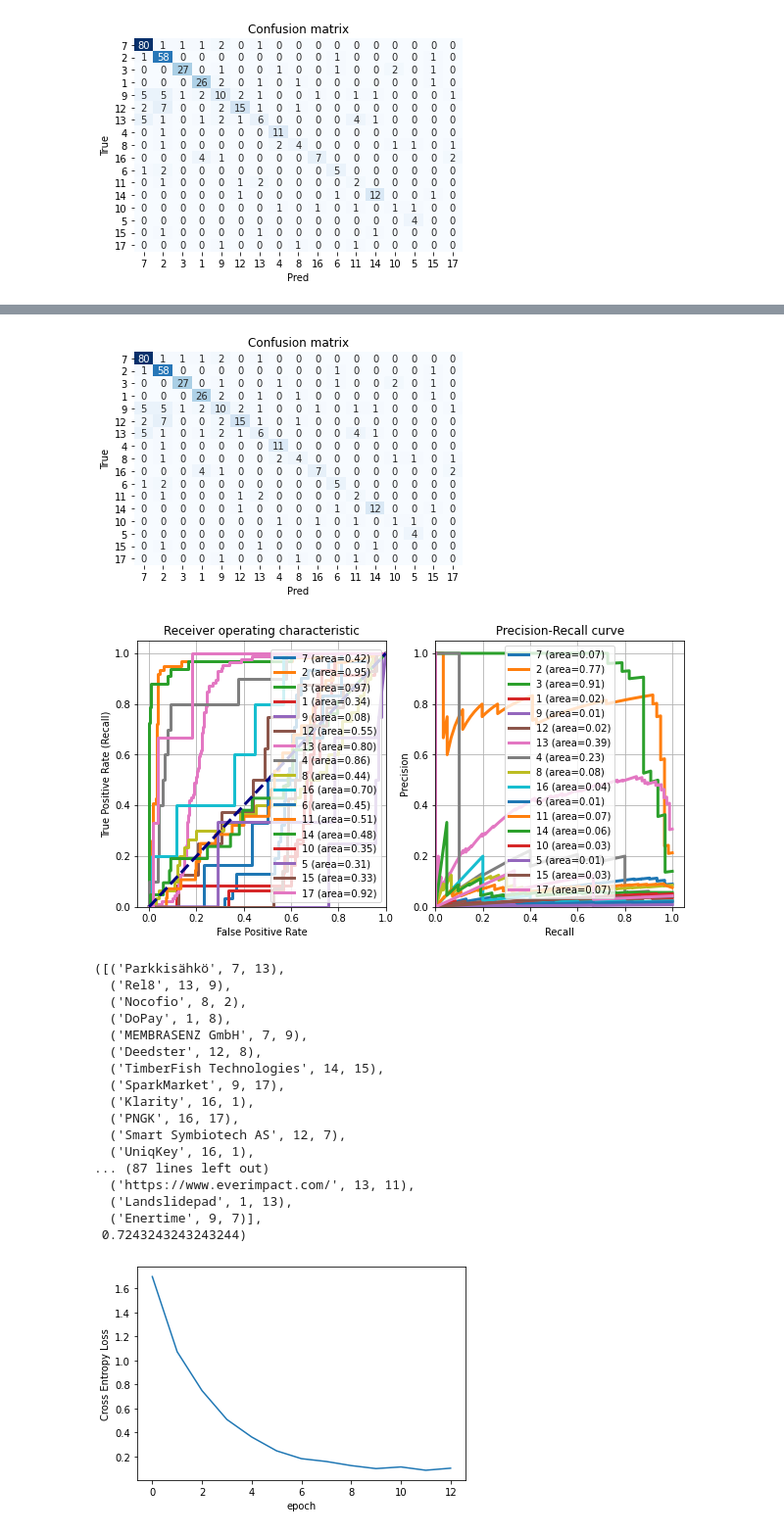
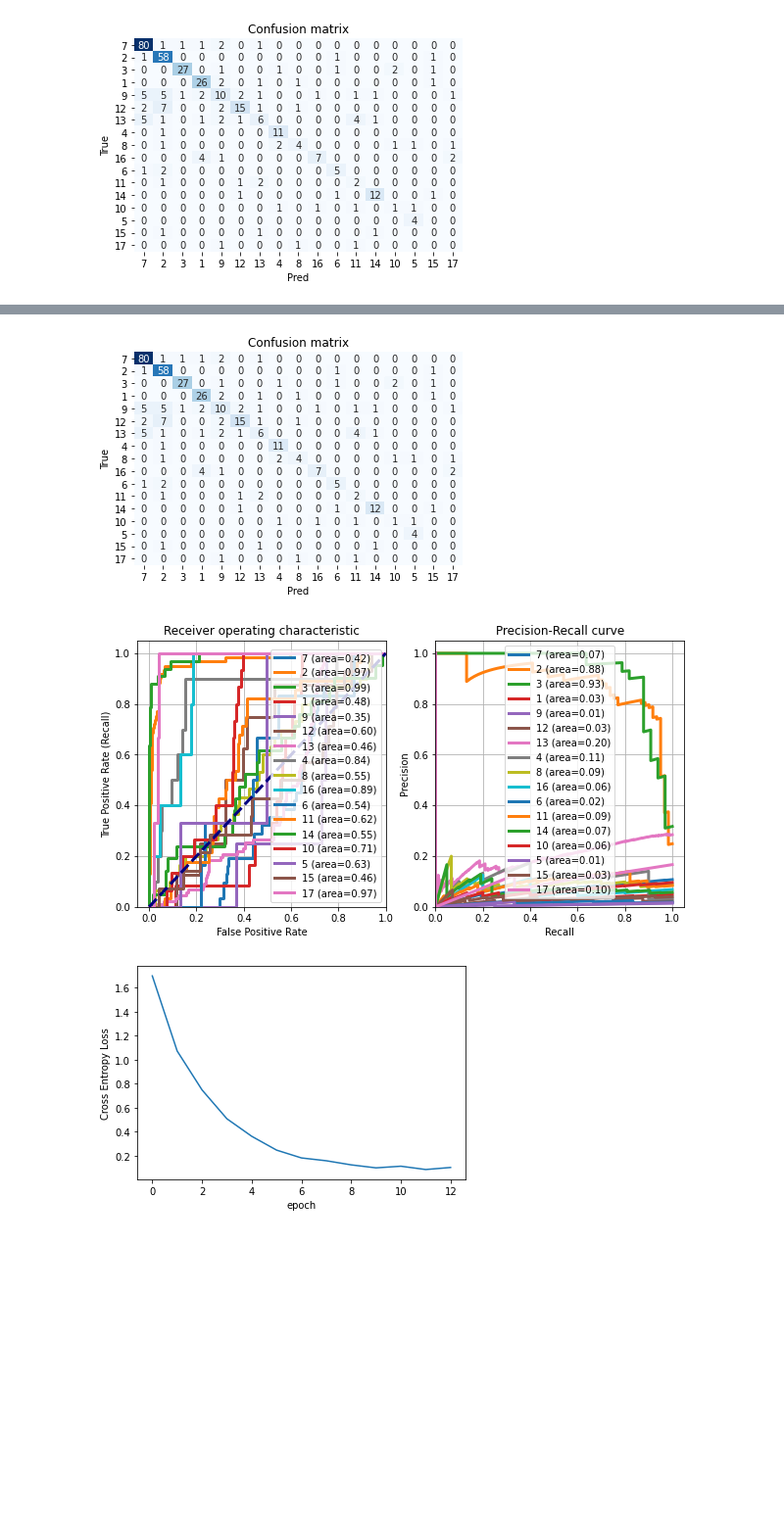
Before and after one commit to Amannor/sdg-codebase, a Jupyter notebook: SDG_5Ps_experiment_rainmakig_impact.ipynb, the cells around one changed output, grey strips where cells are left out. Shown: that part at 98% size. Drawn from its saved outputs; the diff is of its cells as text; code cells hidden in the pictures; blank space fills up the shorter version.

```diff
--- a/SDG_5Ps_experiment_rainmakig_impact.ipynb
+++ b/SDG_5Ps_experiment_rainmakig_impact.ipynb
@@ -219,6 +205,7 @@ def evaluate_mode(X_test, model, verbose=True):
 
   model.eval()
   errors = []
+  softmax = torch.nn.Softmax(dim=0)
 
   #eval
   with torch.no_grad():
@@ -227,9 +214,7 @@ def evaluate_mode(X_test, model, verbose=True):
       y_test = X_test["Target"]
       for index, instance in X_test.iterrows():
           out = model(instance["Description"].lower())
-          norm = abs(min(out))+out
-          probs = [x/sum(norm).item() for x in norm.tolist()]
-          predicted_prob.append(probs)
+          predicted_prob.append(softmax(out).tolist())
           y_pred.append(labels[torch.argmax(out).item()])
           # collect companies with errors
           if instance['Target'] != labels[torch.argmax(out).item()]:
@@ -551,7 +530,7 @@ device = torch.device("cuda")
 model = SDGModel(len(labels))
 optimizer = AdamW(model.parameters(), lr=1e-5)
 
-checkpoint = torch.load(f"../models/model_SDG_checkpoint_{8}.tar")
+checkpoint = torch.load(f"../models/model_SDG_checkpoint_{14}.tar")
 model.load_state_dict(checkpoint['model_state_dict'])
 model.to(device)
 optimizer.load_state_dict(checkpoint['optimizer_state_dict'])
@@ -621,6 +600,6 @@ TIME TILL NOW: avg=1.3, for 13 epochs - 16.6 min
 [figure]
 [figure]
 # %%
-evaluate_mode(X_test, model)
+errors, acc = evaluate_mode(X_test, model)
 # %% [output]
 Accuracy: 0.72
@@ -628,37 +607,20 @@ Auc: 0.56
 Detail:
               precision    recall  f1-score   support
 
            1       0.76      0.84      0.80        31
            2       0.74      0.95      0.83        61
            3       0.93      0.82      0.87        33
            4       0.73      0.92      0.81        12
            5       0.67      1.00      0.80         4
            6       0.62      0.62      0.62         8
            7       0.85      0.93      0.89        86
 ... (10 lines left out)
 
     accuracy                           0.72       370
    macro avg       0.57      0.56      0.55       370
 weighted avg       0.72      0.72      0.71       370
 [figure]
-[figure, old version]
+[figure, new version]
-([('Parkkisähkö', 7, 13),
-  ('Rel8', 13, 9),
-  ('Nocofio', 8, 2),
-  ('DoPay', 1, 8),
-  ('MEMBRASENZ GmbH', 7, 9),
-  ('Deedster', 12, 8),
-  ('TimberFish Technologies', 14, 15),
-  ('SparkMarket', 9, 17),
-  ('Klarity', 16, 1),
-  ('PNGK', 16, 17),
-  ('Smart Symbiotech AS', 12, 7),
-  ('UniqKey', 16, 1),
-... (87 lines left out)
-  ('https://www.everimpact.com/', 13, 11),
-  ('Landslidepad', 1, 13),
-  ('Enertime', 9, 7)],
- 0.7243243243243244)
 # %%
 ## Plot loss for epoc
 
```
Also changed, not shown: parts of 8 cells of this notebook.
